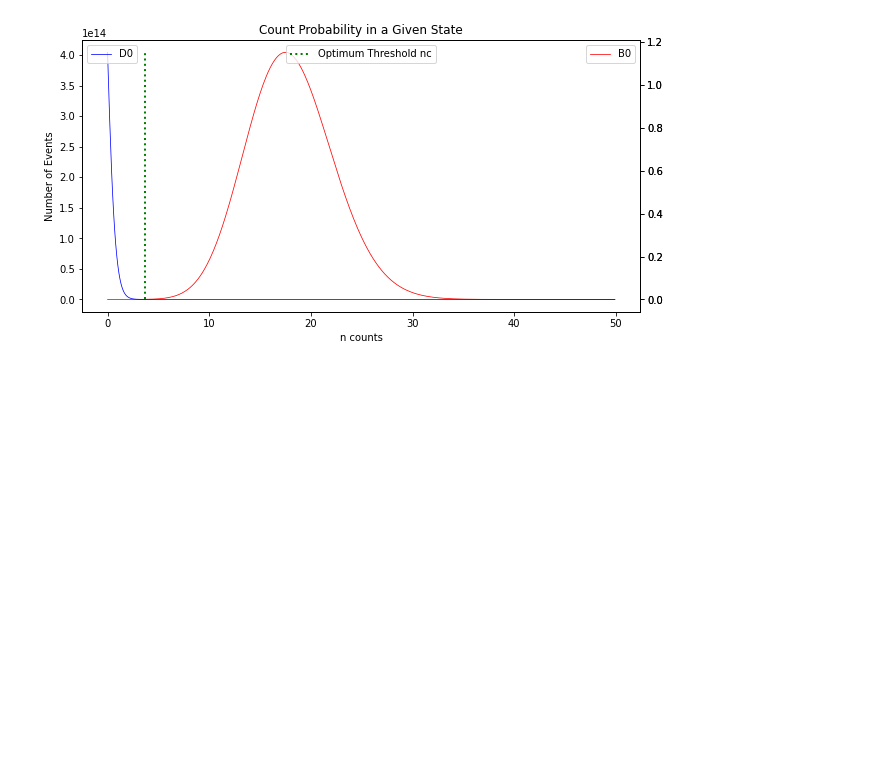
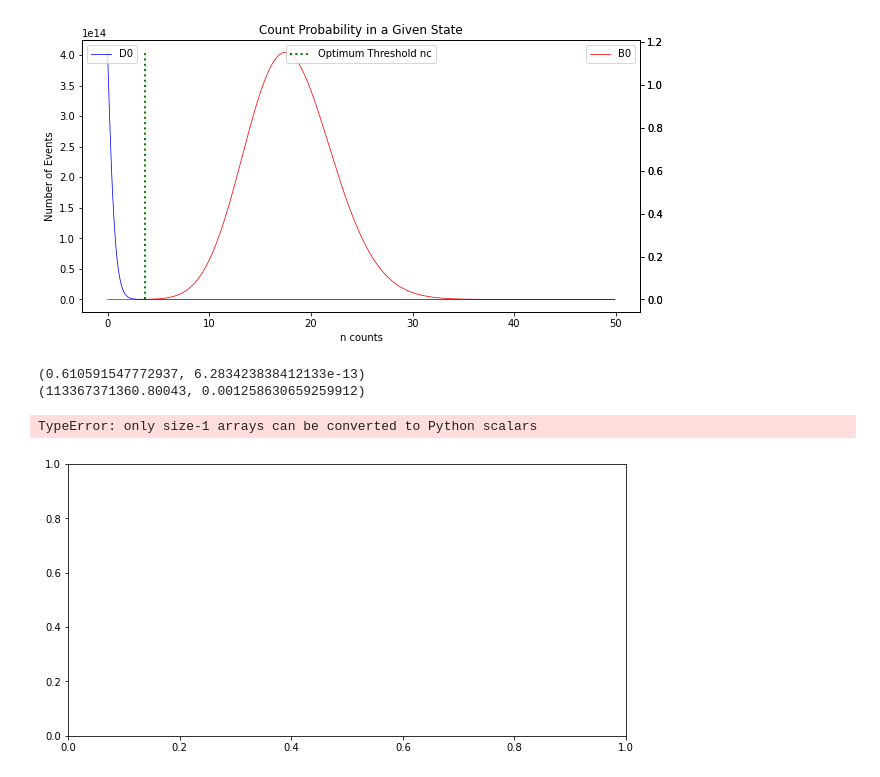
Before and after one commit to seangarn32/Trapped-Ion-Error-Model, a Jupyter notebook: SQR Error Model/Ca40Model.ipynb, the cells around one changed output. Saved outputs shown, nothing was run; the diff lists cells and outputs as text; code cells hidden in the pictures; blank space fills up the shorter version.

```diff
--- a/SQR Error Model/Ca40Model.ipynb
+++ b/SQR Error Model/Ca40Model.ipynb
@@ -156,0 +149,40 @@ integrate.quad(lambda x: special.jv(2.5,x), 0, nc)
+# %%
+#Optimal Time vs Collection Efficiency
+
+#Integrate under the curves to find the error
+#Plot error vs tb
+
+Rb = 55800
+Rd = 442
+
+def D_integrand(n, Rd, tb):
+    return (np.power(Rd*tb,n)) * (np.exp(Rd*tb)) / spec.factorial(n)
+
+#0 to nc w/ D0
+def ed(tb):
+    return integrate.quad(D_integrand, 0, nc, args=(Rd, tb))
+
+def B_integrand(n, Rb, Rd, tb):
+    return (np.power((Rb+Rd)*tb,n)) * (np.exp((Rb+Rd)*tb)) / spec.factorial(n)
+
+#nc to inf w/ B0
+def eb(tb):
+    return integrate.quad(B_integrand, 0, nc, args=(Rb, Rd, tb))
+
+print(ed(.00032))
+print(eb(.00032))
+
+tb = np.arange(start=0,stop=.0005,step=.00001)
+
+fig = plt.figure(figsize=(10, 5))
+ax1 = fig.add_subplot(1, 1, 1)
+ax1.plot(tb, ed(tb), lw=0.75, c="r", label = "B0")
+ax1.set_ylabel("Error")
+ax1.set_xlabel("Bin Time (s)")
+
+plt.title("Count Probability in a Given State")
+# %% [output]
+(0.610591547772937, 6.283423838412133e-13)
+(113367371360.80043, 0.001258630659259912)
+TypeError: only size-1 arrays can be converted to Python scalars
+[figure, added]
```
Also changed, not shown: parts of 1 cell of this notebook.
